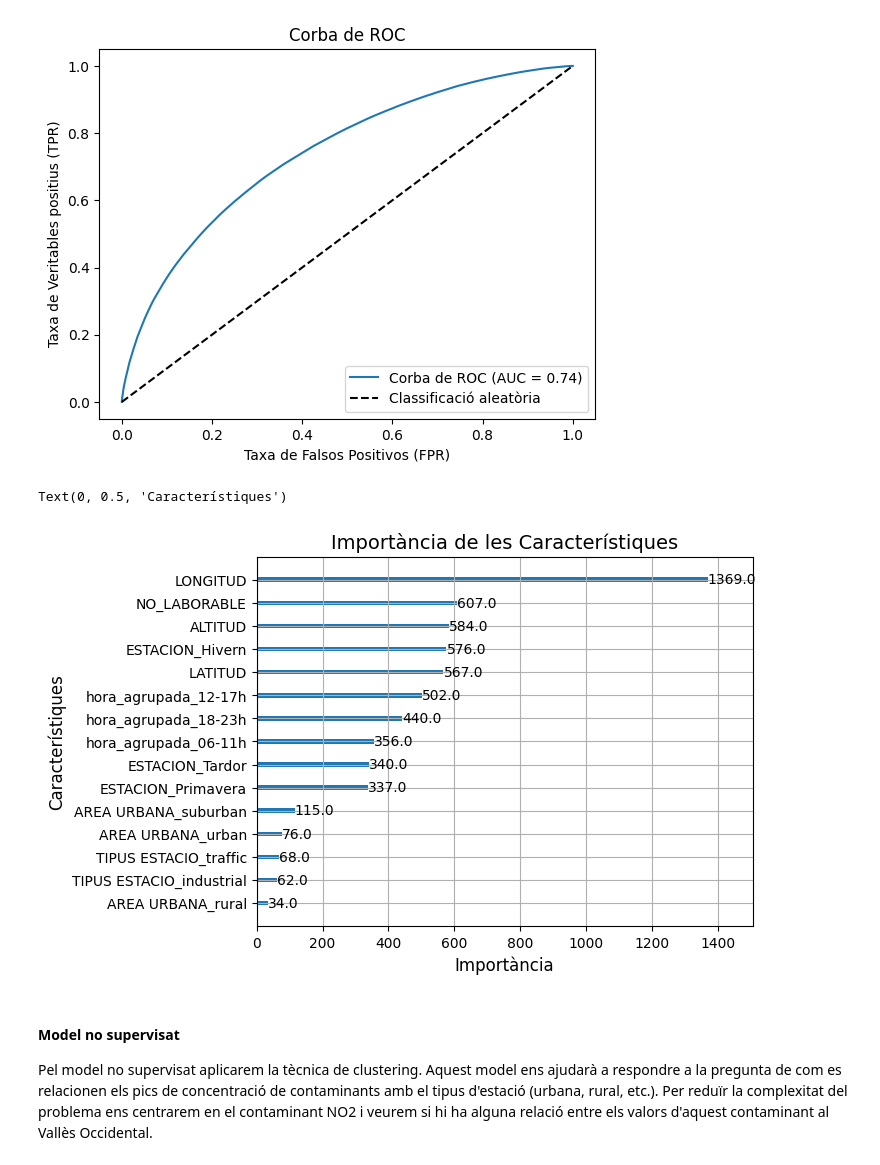
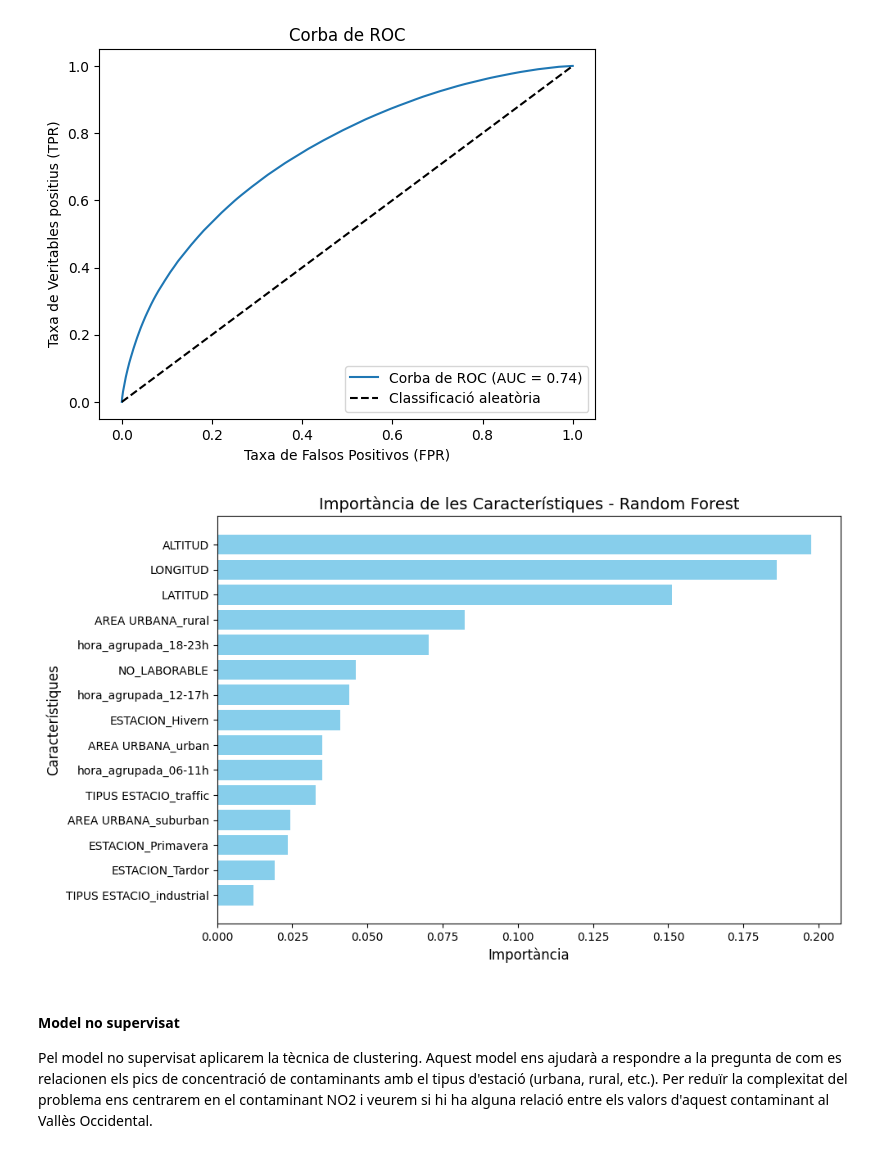
Before and after one commit to annagm14/Tipologia-PRA2, a Jupyter notebook: codi/pra2.ipynb, the cells around one changed output. Drawn from its saved outputs; the diff is of its cells as text; code cells hidden in the pictures.

```diff
--- a/codi/pra2.ipynb
+++ b/codi/pra2.ipynb
@@ -371,8 +371,8 @@ import numpy as np
 
 df_PM10 = df_classificat[df_classificat['CONTAMINANT'] == 'PM10']
 
-df_PM10['QUALITAT_BINARIA'] = np.where(df_PM10['QUALITAT'] == 'Bona', 1, 0)
-df_PM10['QUALITAT_BINARIA'] = df_PM10['QUALITAT_BINARIA'].astype('category')
+df_PM10.loc[:, 'QUALITAT_BINARIA'] = np.where(df_PM10['QUALITAT'] == 'Bona', 1, 0)
+df_PM10.loc[:, 'QUALITAT_BINARIA'] = df_PM10['QUALITAT_BINARIA'].astype('category')
 
 df_PM10.head(5)
 # %% [output]
@@ -467,19 +463,33 @@ plt.legend(loc="lower right")
 plt.show()
 # %% [output]
 [figure]
-# %%
-import matplotlib.pyplot as plt
-from xgboost import plot_importance
-
-plot_importance(model, importance_type='weight')
-
-# Personalitzar el títol i els eixos
-plt.title('Importància de les Característiques', fontsize=14)
-plt.xlabel('Importància', fontsize=12)
-plt.ylabel('Característiques', fontsize=12)
-# %% [output]
-Text(0, 0.5, 'Característiques')
-[figure, removed]
+# %%
+import matplotlib.pyplot as plt
+import pandas as pd
+import numpy as np
+
+# Obtener la importancia de las características del modelo Random Forest
+importances = model_rf.feature_importances_
+feature_names = X.columns  # Nombres de las características
+sorted_indices = np.argsort(importances)[::-1]  # Ordenar las características por importancia descendente
+
+# Crear un DataFrame para las importancias
+feature_importances = pd.DataFrame({
+    'Característica': feature_names[sorted_indices],
+    'Importància': importances[sorted_indices]
+})
+
+# Graficar la importancia de las características
+plt.figure(figsize=(10, 6))
+plt.barh(feature_importances['Característica'], feature_importances['Importància'], color='skyblue')
+plt.xlabel('Importància', fontsize=12)
+plt.ylabel('Característiques', fontsize=12)
+plt.title('Importància de les Característiques - Random Forest', fontsize=14)
+plt.gca().invert_yaxis()  # Invertir el eje Y para que la característica más importante esté arriba
+plt.tight_layout()
+plt.show()
+# %% [output]
+[figure, added]
 # %% [markdown]
 #### Model no supervisat
 Pel model no supervisat aplicarem la tècnica de clustering. Aquest model ens ajudarà a respondre a la pregunta de com es relacionen els pics de concentració de contaminants amb el tipus d'estació (urbana, rural, etc.). Per reduïr la complexitat del problema ens centrarem en el contaminant NO2 i veurem si hi ha alguna relació entre els valors d'aquest contaminant al Vallès Occidental.
```
Also changed, not shown: parts of 5 cells of this notebook.
